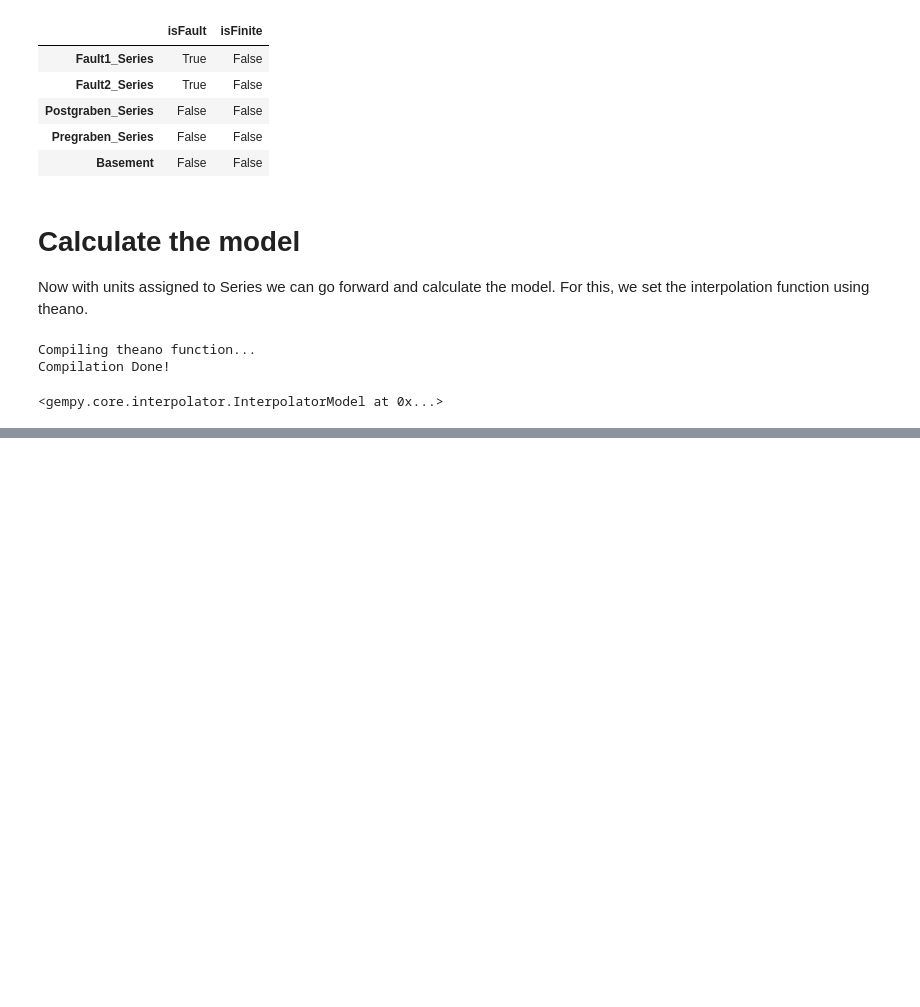
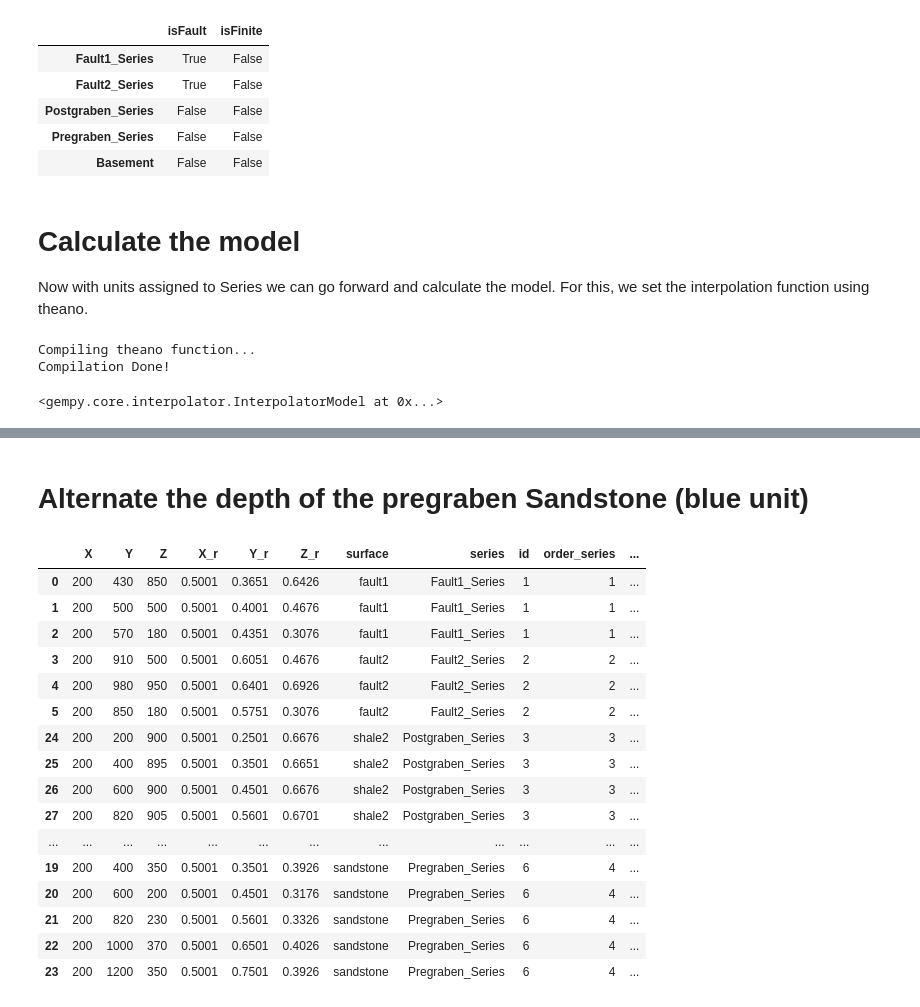
Before and after one commit to Japhiolite/gempy-tests, a Jupyter notebook: notebooks/GemPy-feature_compilation.ipynb, the cells around one changed output, grey strips where cells are left out. Cells and saved outputs as stored; diff of their text form; code cells hidden in the pictures; blank space fills up the shorter version.

```diff
--- a/notebooks/GemPy-feature_compilation.ipynb
+++ b/notebooks/GemPy-feature_compilation.ipynb
@@ -134,0 +140,22 @@ gp.plot.plot_section(geo_model, show_data=False, show_legend=False, cell_number=
+# %% [markdown]
+# Alternate the depth of the pregraben Sandstone (blue unit)
+# %%
+geo_model.surface_points
+# %% [output]
+|  | X | Y | Z | X_r | Y_r | Z_r | surface | series | id | order_series | ... |
+| 0 | 200 | 430 | 850 | 0.5001 | 0.3651 | 0.6426 | fault1 | Fault1_Series | 1 | 1 | ... |
+| 1 | 200 | 500 | 500 | 0.5001 | 0.4001 | 0.4676 | fault1 | Fault1_Series | 1 | 1 | ... |
+| 2 | 200 | 570 | 180 | 0.5001 | 0.4351 | 0.3076 | fault1 | Fault1_Series | 1 | 1 | ... |
+| 3 | 200 | 910 | 500 | 0.5001 | 0.6051 | 0.4676 | fault2 | Fault2_Series | 2 | 2 | ... |
+| 4 | 200 | 980 | 950 | 0.5001 | 0.6401 | 0.6926 | fault2 | Fault2_Series | 2 | 2 | ... |
+| 5 | 200 | 850 | 180 | 0.5001 | 0.5751 | 0.3076 | fault2 | Fault2_Series | 2 | 2 | ... |
+| 24 | 200 | 200 | 900 | 0.5001 | 0.2501 | 0.6676 | shale2 | Postgraben_Series | 3 | 3 | ... |
+| 25 | 200 | 400 | 895 | 0.5001 | 0.3501 | 0.6651 | shale2 | Postgraben_Series | 3 | 3 | ... |
+| 26 | 200 | 600 | 900 | 0.5001 | 0.4501 | 0.6676 | shale2 | Postgraben_Series | 3 | 3 | ... |
+| 27 | 200 | 820 | 905 | 0.5001 | 0.5601 | 0.6701 | shale2 | Postgraben_Series | 3 | 3 | ... |
+| ... | ... | ... | ... | ... | ... | ... | ... | ... | ... | ... | ... |
+| 19 | 200 | 400 | 350 | 0.5001 | 0.3501 | 0.3926 | sandstone | Pregraben_Series | 6 | 4 | ... |
+| 20 | 200 | 600 | 200 | 0.5001 | 0.4501 | 0.3176 | sandstone | Pregraben_Series | 6 | 4 | ... |
+| 21 | 200 | 820 | 230 | 0.5001 | 0.5601 | 0.3326 | sandstone | Pregraben_Series | 6 | 4 | ... |
+| 22 | 200 | 1000 | 370 | 0.5001 | 0.6501 | 0.4026 | sandstone | Pregraben_Series | 6 | 4 | ... |
+| 23 | 200 | 1200 | 350 | 0.5001 | 0.7501 | 0.3926 | sandstone | Pregraben_Series | 6 | 4 | ... |
```
Also changed, not shown: parts of 9 cells of this notebook, 22 other files.
